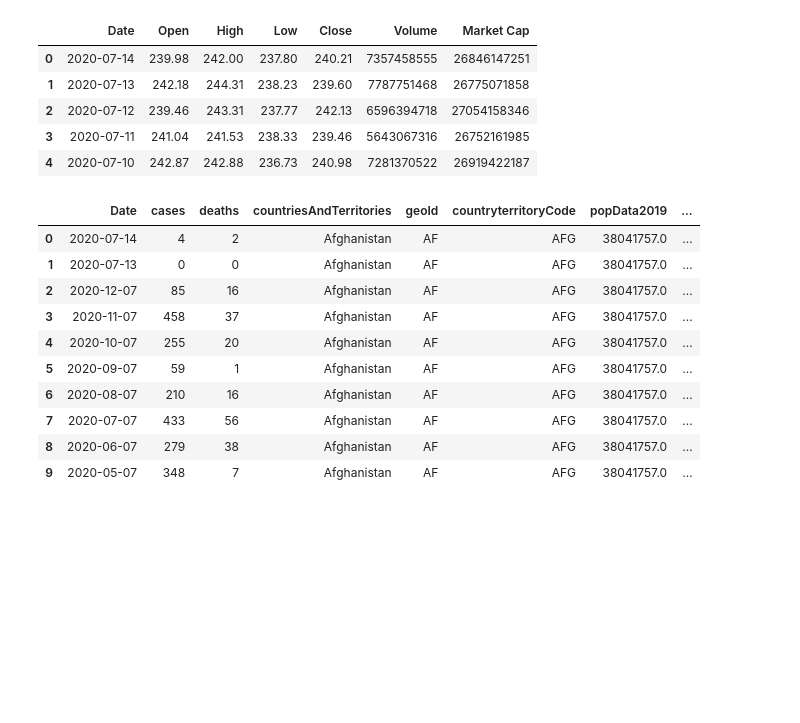
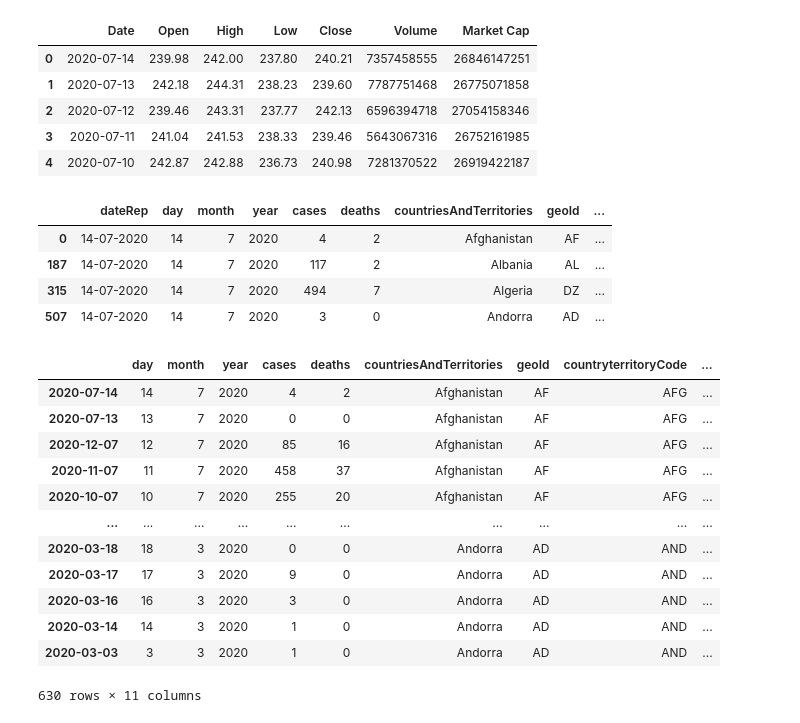
Before and after one commit to christiangfv/Proyecto_criptomonedas_covid19, a Jupyter notebook: CodelCOVID-19.ipynb, the cells around one changed output. Cells and saved outputs as stored; diff of their text form; code cells hidden in the pictures; blank space fills up the shorter version.

```diff
--- a/CodelCOVID-19.ipynb
+++ b/CodelCOVID-19.ipynb
@@ -35,17 +35,36 @@ df2.head()
 | 3 | 2020-07-11 | 241.04 | 241.53 | 238.33 | 239.46 | 5643067316 | 26752161985 |
 | 4 | 2020-07-10 | 242.87 | 242.88 | 236.73 | 240.98 | 7281370522 | 26919422187 |
 # %%
-data_covid=pd.read_csv("dataset_covid19.csv")
-data_covid.head(10)
+data_covid=pd.read_csv("covid.csv")
+data_covid=data_covid.groupby(["countriesAndTerritories"])
+data_covid.head(1)
 # %% [output]
-|  | Date | cases | deaths | countriesAndTerritories | geoId | countryterritoryCode | popData2019 | ... |
-| 0 | 2020-07-14 | 4 | 2 | Afghanistan | AF | AFG | 38041757.0 | ... |
-| 1 | 2020-07-13 | 0 | 0 | Afghanistan | AF | AFG | 38041757.0 | ... |
-| 2 | 2020-12-07 | 85 | 16 | Afghanistan | AF | AFG | 38041757.0 | ... |
-| 3 | 2020-11-07 | 458 | 37 | Afghanistan | AF | AFG | 38041757.0 | ... |
-| 4 | 2020-10-07 | 255 | 20 | Afghanistan | AF | AFG | 38041757.0 | ... |
-| 5 | 2020-09-07 | 59 | 1 | Afghanistan | AF | AFG | 38041757.0 | ... |
-| 6 | 2020-08-07 | 210 | 16 | Afghanistan | AF | AFG | 38041757.0 | ... |
-| 7 | 2020-07-07 | 433 | 56 | Afghanistan | AF | AFG | 38041757.0 | ... |
-| 8 | 2020-06-07 | 279 | 38 | Afghanistan | AF | AFG | 38041757.0 | ... |
-| 9 | 2020-05-07 | 348 | 7 | Afghanistan | AF | AFG | 38041757.0 | ... |
+|  | dateRep | day | month | year | cases | deaths | countriesAndTerritories | geoId | ... |
+| 0 | 14-07-2020 | 14 | 7 | 2020 | 4 | 2 | Afghanistan | AF | ... |
+| 187 | 14-07-2020 | 14 | 7 | 2020 | 117 | 2 | Albania | AL | ... |
+| 315 | 14-07-2020 | 14 | 7 | 2020 | 494 | 7 | Algeria | DZ | ... |
+| 507 | 14-07-2020 | 14 | 7 | 2020 | 3 | 0 | Andorra | AD | ... |
+# %%
+data_covid=pd.read_csv("covid.csv")
+fecha=pd.to_datetime(data_covid["dateRep"])
+
+datetime_index = pd.DatetimeIndex(fecha.values)
+data_covid = data_covid.set_index(datetime_index)
+data_covid = data_covid.drop(columns=["dateRep"])
+#data_covid["dateRep"]=fecha
+#data_covid.dtypes
+data_covid
+# %% [output]
+|  | day | month | year | cases | deaths | countriesAndTerritories | geoId | countryterritoryCode | ... |
+| 2020-07-14 | 14 | 7 | 2020 | 4 | 2 | Afghanistan | AF | AFG | ... |
+| 2020-07-13 | 13 | 7 | 2020 | 0 | 0 | Afghanistan | AF | AFG | ... |
+| 2020-12-07 | 12 | 7 | 2020 | 85 | 16 | Afghanistan | AF | AFG | ... |
+| 2020-11-07 | 11 | 7 | 2020 | 458 | 37 | Afghanistan | AF | AFG | ... |
+| 2020-10-07 | 10 | 7 | 2020 | 255 | 20 | Afghanistan | AF | AFG | ... |
+| ... | ... | ... | ... | ... | ... | ... | ... | ... | ... |
+| 2020-03-18 | 18 | 3 | 2020 | 0 | 0 | Andorra | AD | AND | ... |
+| 2020-03-17 | 17 | 3 | 2020 | 9 | 0 | Andorra | AD | AND | ... |
+| 2020-03-16 | 16 | 3 | 2020 | 3 | 0 | Andorra | AD | AND | ... |
+| 2020-03-14 | 14 | 3 | 2020 | 1 | 0 | Andorra | AD | AND | ... |
+| 2020-03-03 | 3 | 3 | 2020 | 1 | 0 | Andorra | AD | AND | ... |
+630 rows × 11 columns
```
Also changed, not shown: parts of 5 cells of this notebook, 2 other files.
